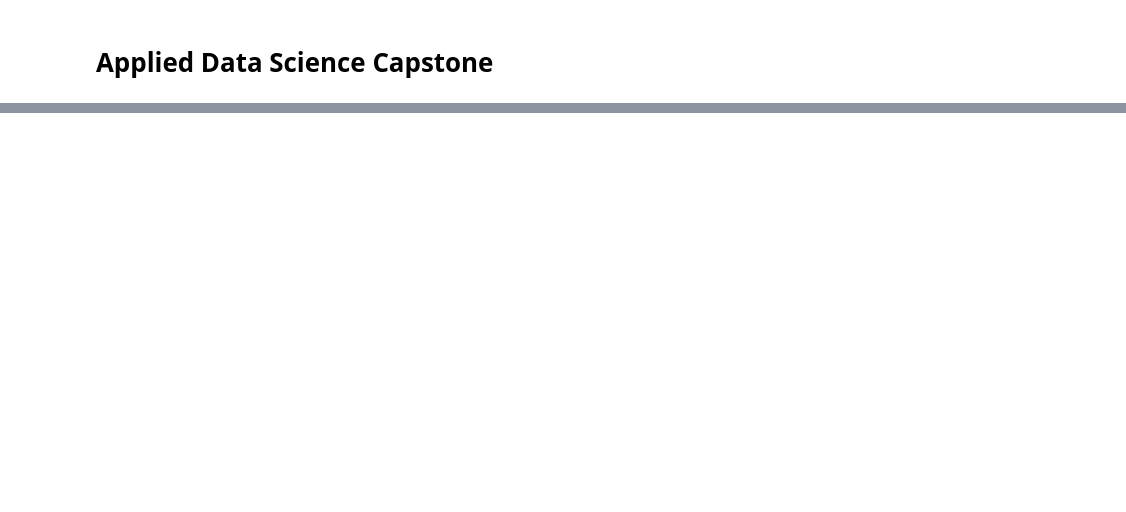
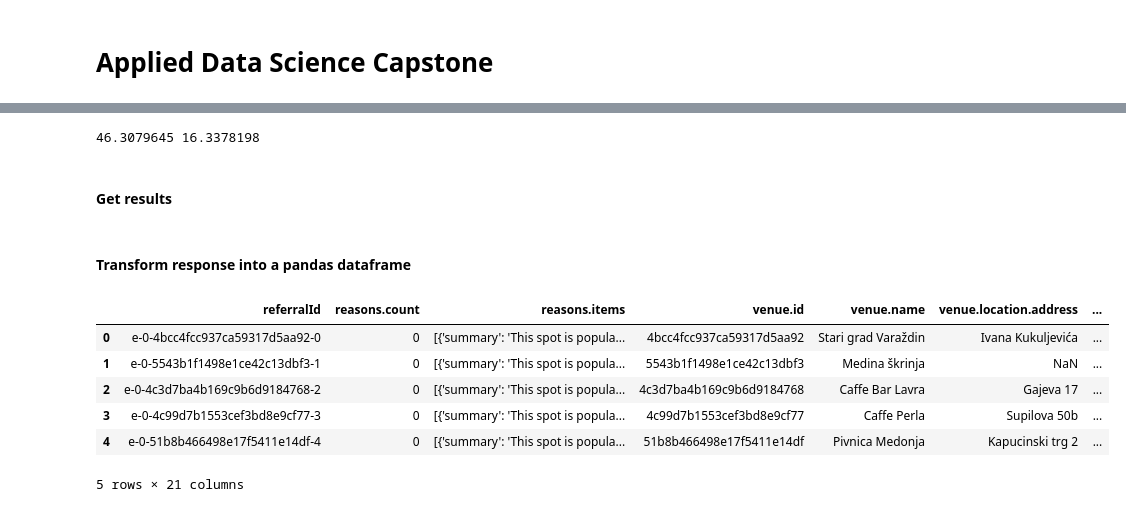
Before and after one commit to pvitez17/Coursera_Capstone, a Jupyter notebook: Capstone.ipynb, the cells around one changed output, grey strips where cells are left out. Drawn from its saved outputs; the diff is of its cells as text; code cells hidden in the pictures; blank space fills up the shorter version.

```diff
--- a/Capstone.ipynb
+++ b/Capstone.ipynb
@@ -24,0 +53,31 @@ in these two cities. We are going to examine which of the two cities has more in
+# %%
+address = 'Varaždin'
+
+geolocator = Nominatim(user_agent="vz_foursquare_agent")
+location = geolocator.geocode(address)
+latitude = location.latitude
+longitude = location.longitude
+radius = 10000
+print(latitude, longitude)
+# %% [output]
+46.3079645 16.3378198
+# %%
+url = 'https://api.foursquare.com/v2/venues/explore?client_id={}&client_secret={}&ll={},{}&oauth_token={}&v={}&radius={}&limit={}'.format(CLIENT_ID, CLIENT_SECRET, latitude, longitude,ACCESS_TOKEN, VERSION, radius, LIMIT)
+# %% [markdown]
+#### Get results
+# %%
+results = requests.get(url).json()
+# %% [markdown]
+#### Transform response into a pandas dataframe
+# %%
+venues = results['response']['groups'][0]['items']
+vz_dataframe = json_normalize(venues)
+vz_dataframe.head()
+# %% [output]
+|  | referralId | reasons.count | reasons.items | venue.id | venue.name | venue.location.address | ... |
+| 0 | e-0-4bcc4fcc937ca59317d5aa92-0 | 0 | [{'summary': 'This spot is popula... | 4bcc4fcc937ca59317d5aa92 | Stari grad Varaždin | Ivana Kukuljevića | ... |
+| 1 | e-0-5543b1f1498e1ce42c13dbf3-1 | 0 | [{'summary': 'This spot is popula... | 5543b1f1498e1ce42c13dbf3 | Medina škrinja | NaN | ... |
+| 2 | e-0-4c3d7ba4b169c9b6d9184768-2 | 0 | [{'summary': 'This spot is popula... | 4c3d7ba4b169c9b6d9184768 | Caffe Bar Lavra | Gajeva 17 | ... |
+| 3 | e-0-4c99d7b1553cef3bd8e9cf77-3 | 0 | [{'summary': 'This spot is popula... | 4c99d7b1553cef3bd8e9cf77 | Caffe Perla | Supilova 50b | ... |
+| 4 | e-0-51b8b466498e17f5411e14df-4 | 0 | [{'summary': 'This spot is popula... | 51b8b466498e17f5411e14df | Pivnica Medonja | Kapucinski trg 2 | ... |
+5 rows × 21 columns
```
Also changed, not shown: parts of 56 cells of this notebook.
